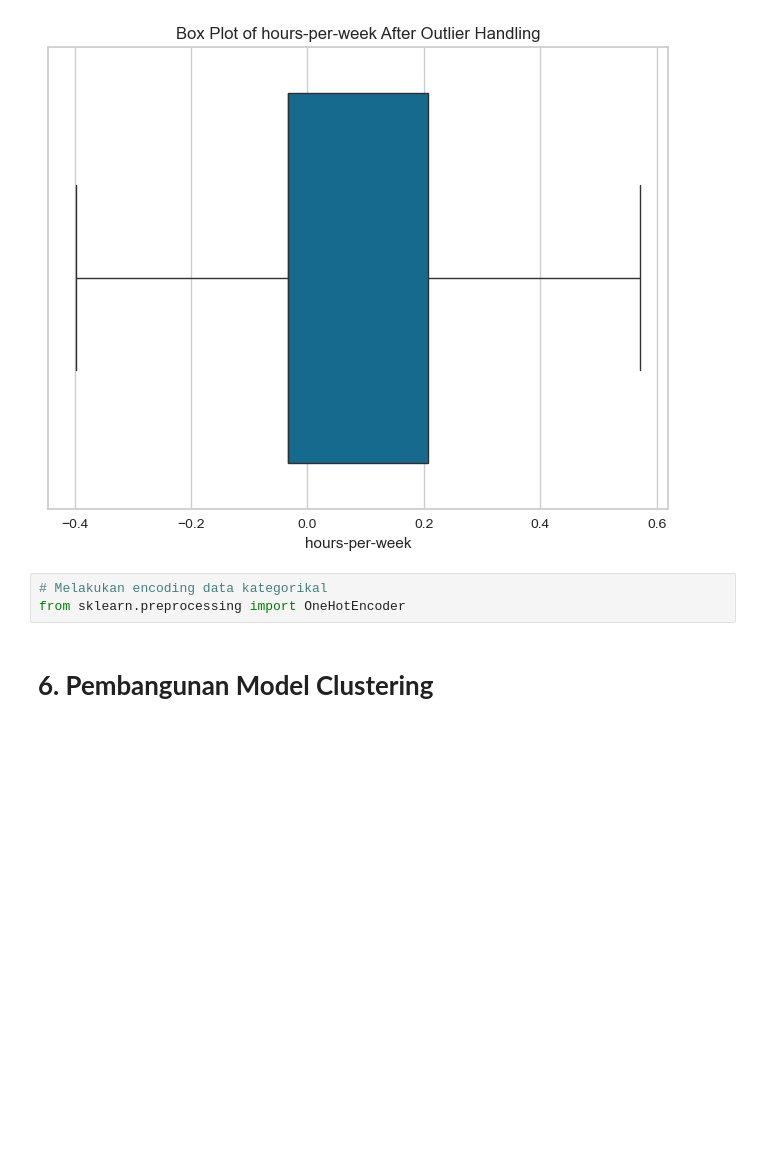
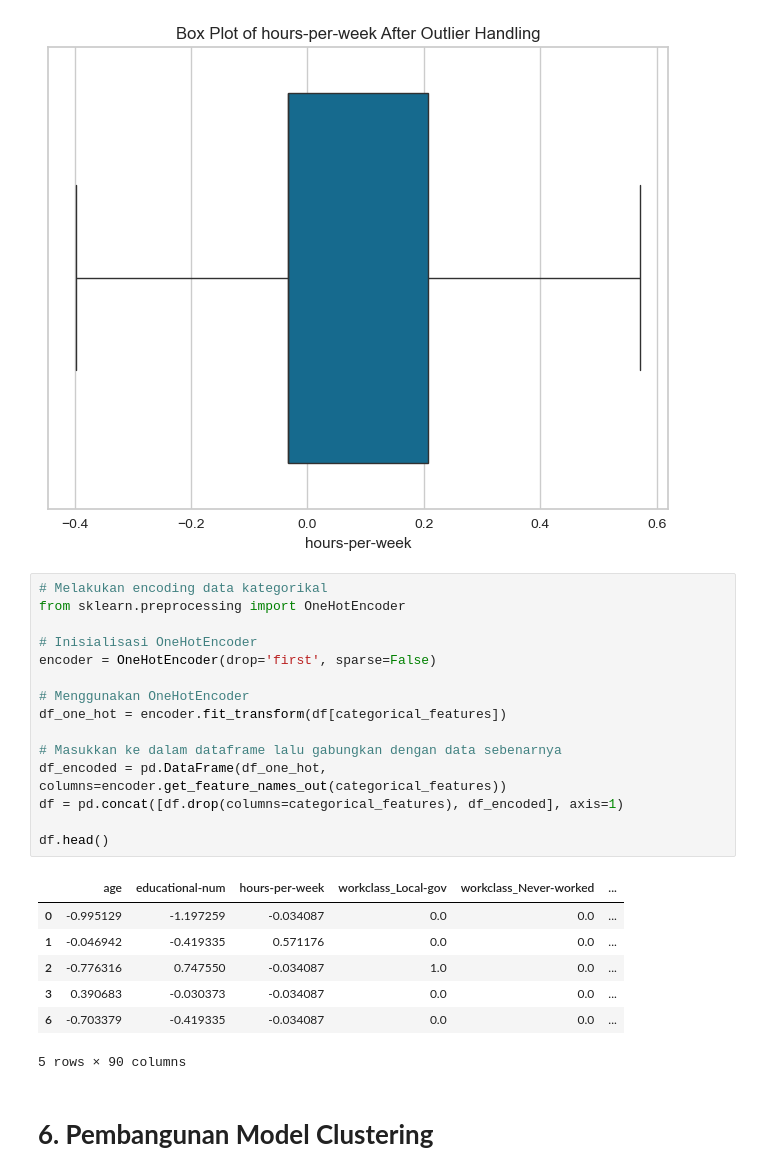
Before and after one commit to gerynsb/Project_ML_Clustering, a Jupyter notebook: [Clustering]_Submission_Akhir_BMLP_Dean Gery Pasamba.ipynb, the cells around one changed output. Cells and saved outputs as stored; diff of their text form; blank space fills up the shorter version.

Commit message:
Fix : encoding categorical

```diff
--- a/[Clustering]_Submission_Akhir_BMLP_Dean Gery Pasamba.ipynb
+++ b/[Clustering]_Submission_Akhir_BMLP_Dean Gery Pasamba.ipynb
@@ -342,9 +342,29 @@ plt.title('Box Plot of hours-per-week After Outlier Handling')
 plt.show()
 # %% [output]
 [figure]
-# %%
-# Melakukan encoding data kategorikal
-from sklearn.preprocessing import OneHotEncoder
+# %%
+# Melakukan encoding data kategorikal
+from sklearn.preprocessing import OneHotEncoder
+
+# Inisialisasi OneHotEncoder
+encoder = OneHotEncoder(drop='first', sparse=False)
+
+# Menggunakan OneHotEncoder
+df_one_hot = encoder.fit_transform(df[categorical_features])
+
+# Masukkan ke dalam dataframe lalu gabungkan dengan data sebenarnya
+df_encoded = pd.DataFrame(df_one_hot, columns=encoder.get_feature_names_out(categorical_features))
+df = pd.concat([df.drop(columns=categorical_features), df_encoded], axis=1)
+
+df.head()
+# %% [output]
+|  | age | educational-num | hours-per-week | workclass_Local-gov | workclass_Never-worked | ... |
+| 0 | -0.995129 | -1.197259 | -0.034087 | 0.0 | 0.0 | ... |
+| 1 | -0.046942 | -0.419335 | 0.571176 | 0.0 | 0.0 | ... |
+| 2 | -0.776316 | 0.747550 | -0.034087 | 1.0 | 0.0 | ... |
+| 3 | 0.390683 | -0.030373 | -0.034087 | 0.0 | 0.0 | ... |
+| 6 | -0.703379 | -0.419335 | -0.034087 | 0.0 | 0.0 | ... |
+5 rows × 90 columns
 # %% [markdown]
 # **6. Pembangunan Model Clustering**
 # %% [markdown]
```
